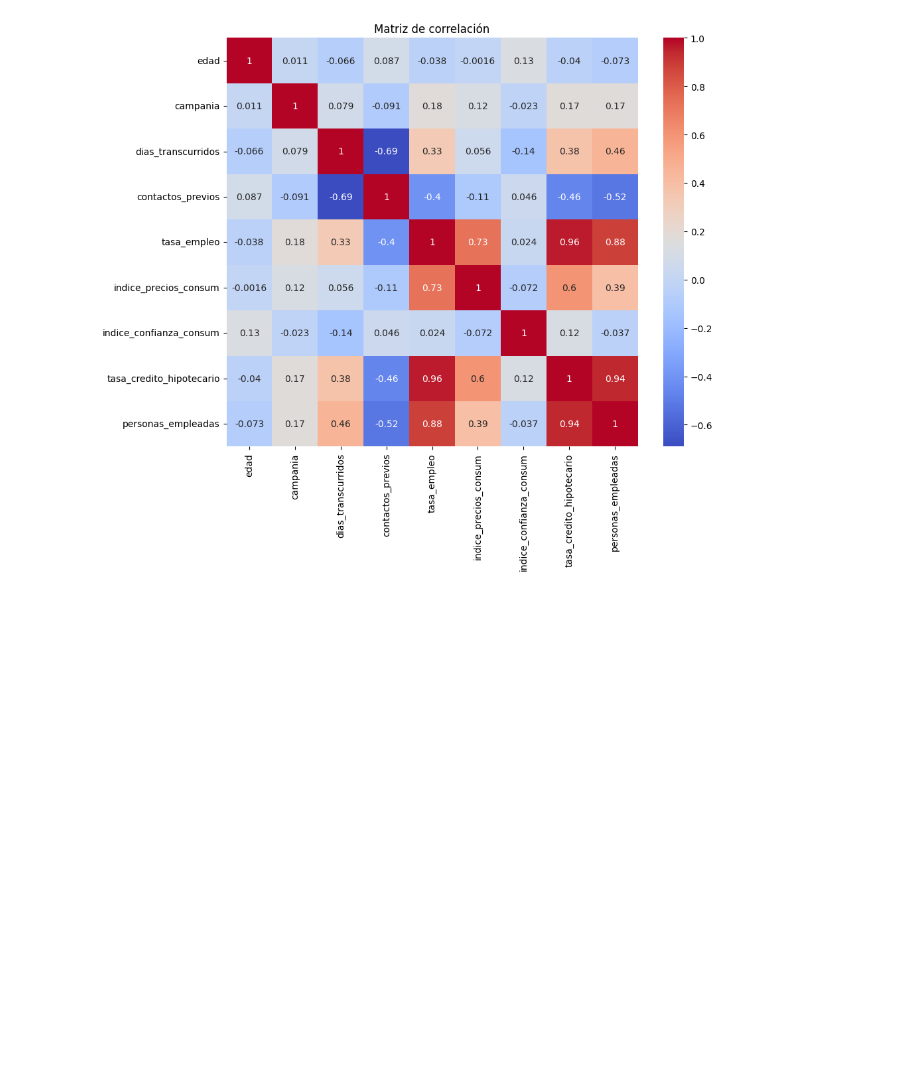
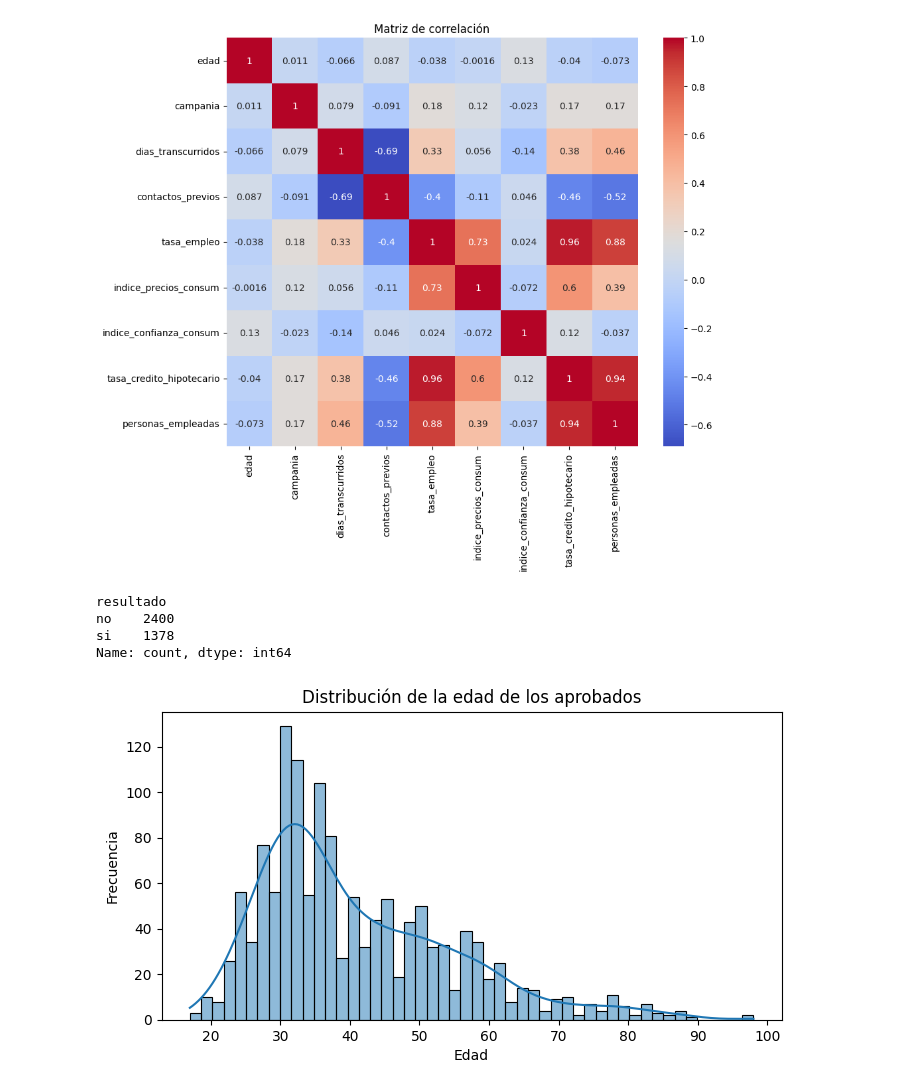
Before and after one commit to jaayg23/data_challenge, a Jupyter notebook: notebooks/1.0-data_challenge_visualization.ipynb, the cells around one changed output. Drawn from its saved outputs; the diff is of its cells as text; code cells hidden in the pictures; blank space fills up the shorter version.

Commit message:
Making new visualizations with answers, besides we try random forest with 78% accuracy

```diff
--- a/notebooks/1.0-data_challenge_visualization.ipynb
+++ b/notebooks/1.0-data_challenge_visualization.ipynb
@@ -60,3 +59,20 @@ plt.title('Matriz de correlación')
 plt.show()
 # %% [output]
 [figure]
+# %%
+dataset['resultado'].value_counts()
+# %% [output]
+resultado
+no    2400
+si    1378
+Name: count, dtype: int64
+# %%
+approved = dataset[dataset['resultado'] == 'si']
+plt.figure(figsize=(8, 4))
+sns.histplot(approved['edad'], bins=50, kde=True)
+plt.title('Distribución de la edad de los aprobados')
+plt.xlabel('Edad')
+plt.ylabel('Frecuencia')
+plt.show()
+# %% [output]
+[figure, added]
```
Also changed, not shown: parts of 6 cells of this notebook, 1 other file.
